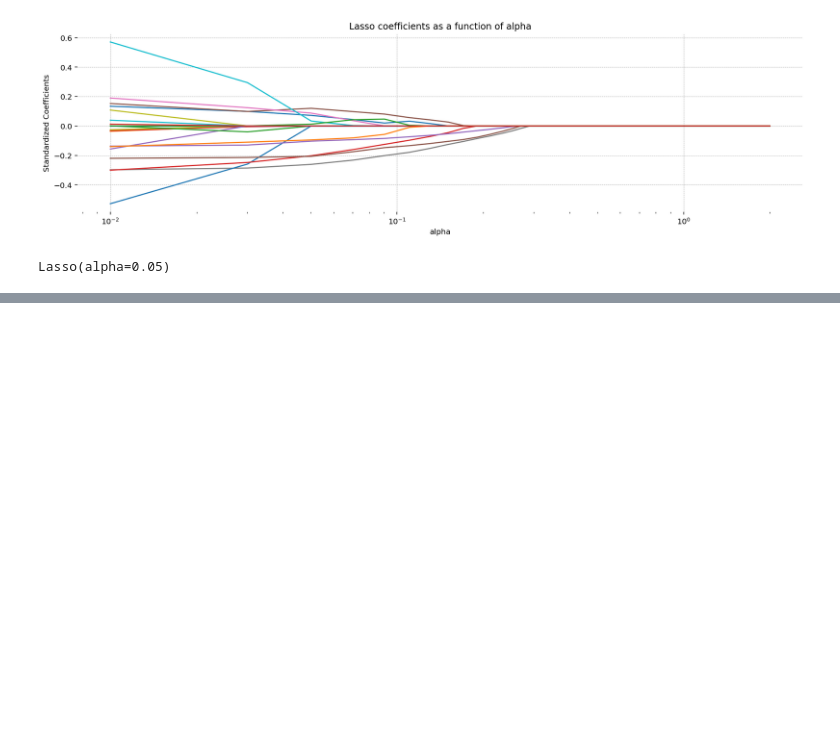
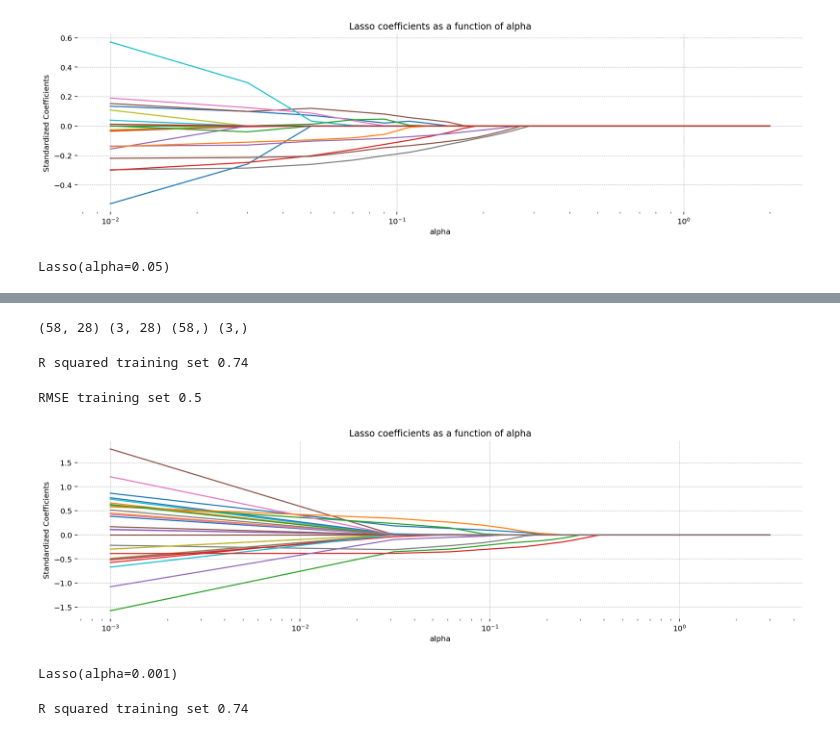
Before and after one commit to powell001/startups, a Jupyter notebook: code/feature_selection.ipynb, the cells around one changed output, grey strips where cells are left out. Saved outputs shown, nothing was run; the diff lists cells and outputs as text; code cells hidden in the pictures; blank space fills up the shorter version.

Commit message:
Lasso and VIF working

```diff
--- a/code/feature_selection.ipynb
+++ b/code/feature_selection.ipynb
@@ -342,0 +426,11 @@ Lasso(alpha=0.05)
+# %%
+data2.dropna(inplace=True)
+
+y = data2.pop('Start-ups_diff')
+X = data2.copy()
+
+# standardize
+
+#if percent no reason to standardize
+X = (X - X.mean())/X.std()
+y = (y - y.mean())/y.std()
@@ -343 +442,55 @@ Lasso(alpha=0.05)
+# %%
+
+
+traintest = 58
+
+X_train = X.iloc[:traintest,:]
+X_test = X.iloc[traintest:,:]
+
+y_train = y.iloc[:traintest]
+y_test = y.iloc[traintest:]
+
+print(X_train.shape, X_test.shape, y_train.shape, y_test.shape)
+# %% [output]
+(58, 28) (3, 28) (58,) (3,)
+# %%
+reg = Lasso(alpha=0.001, fit_intercept=True)
+reg.fit(X_train, y_train)
+print('R squared training set', round(reg.score(X_train, y_train), 2))
+# %% [output]
+R squared training set 0.74
+# %%
+# Training data
+pred = reg.predict(X_train)
+mse = metrics.root_mean_squared_error(y_train, pred)
+print('RMSE training set', round(mse, 2))
+# %% [output]
+RMSE training set 0.5
+# %%
+alphas = np.linspace(0.001,3,100)
+lasso = Lasso(max_iter=10000)
+coefs = []
+
+for a in alphas:
+    lasso.set_params(alpha=a)
+    lasso.fit(X_train, y_train)
+    coefs.append(lasso.coef_)
+
+ax = plt.gca()
+
+ax.plot(alphas, coefs)
+ax.set_xscale('log')
+plt.axis('tight')
+plt.xlabel('alpha')
+plt.ylabel('Standardized Coefficients')
+plt.title('Lasso coefficients as a function of alpha');
+# %% [output]
+[figure, added]
+# %%
+# Set best alpha
+#lasso_best = Lasso(alpha=model.alpha_)
+lasso_best = Lasso(alpha=0.001)
+lasso_best.fit(X_train, y_train)
+# %% [output]
+Lasso(alpha=0.001)
 # %%
@@ -351,0 +500,6 @@ data_diff.corr().to_csv(r'../output/data_diff_sub_corr.csv')
+# %%
+reg = Lasso(alpha=0.001, fit_intercept=True)
+reg.fit(X_train, y_train)
+print('R squared training set', round(reg.score(X_train, y_train), 2))
+# %% [output]
+R squared training set 0.74
```
Also changed, not shown: parts of 16 cells of this notebook, 1 other file.
